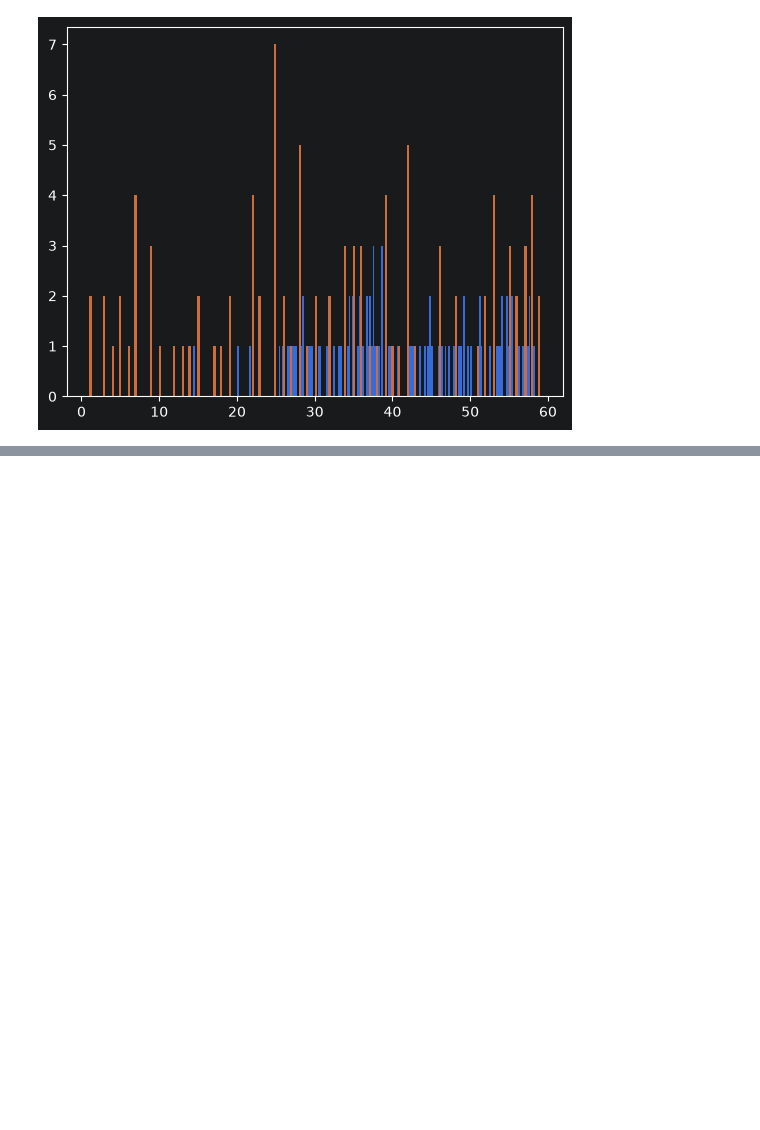
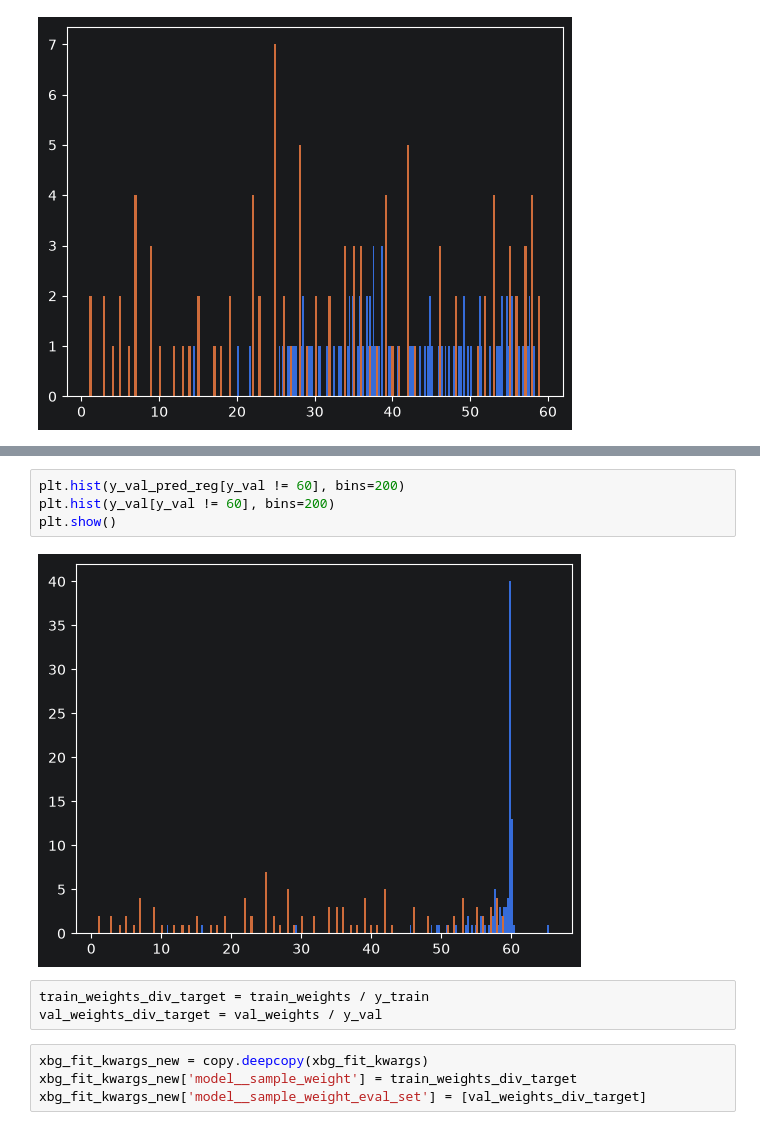
Before and after one commit to zarubin-ed/RUL-for-HDD, a Jupyter notebook: notebooks/02_modeling.ipynb, the cells around one changed output, grey strips where cells are left out. Cells and saved outputs as stored; diff of their text form; blank space fills up the shorter version.

Commit message:
modeling done

```diff
--- a/notebooks/02_modeling.ipynb
+++ b/notebooks/02_modeling.ipynb
@@ -237,0 +276,13 @@ plt.show()
+# %%
+plt.hist(y_val_pred_reg[y_val != 60], bins=200)
+plt.hist(y_val[y_val != 60], bins=200)
+plt.show()
+# %% [output]
+[figure, added]
+# %%
+train_weights_div_target = train_weights / y_train
+val_weights_div_target = val_weights / y_val
+# %%
+xbg_fit_kwargs_new = copy.deepcopy(xbg_fit_kwargs)
+xbg_fit_kwargs_new['model__sample_weight'] = train_weights_div_target
+xbg_fit_kwargs_new['model__sample_weight_eval_set'] = [val_weights_div_target]
```
Also changed, not shown: parts of 12 cells of this notebook, 1 other file.
